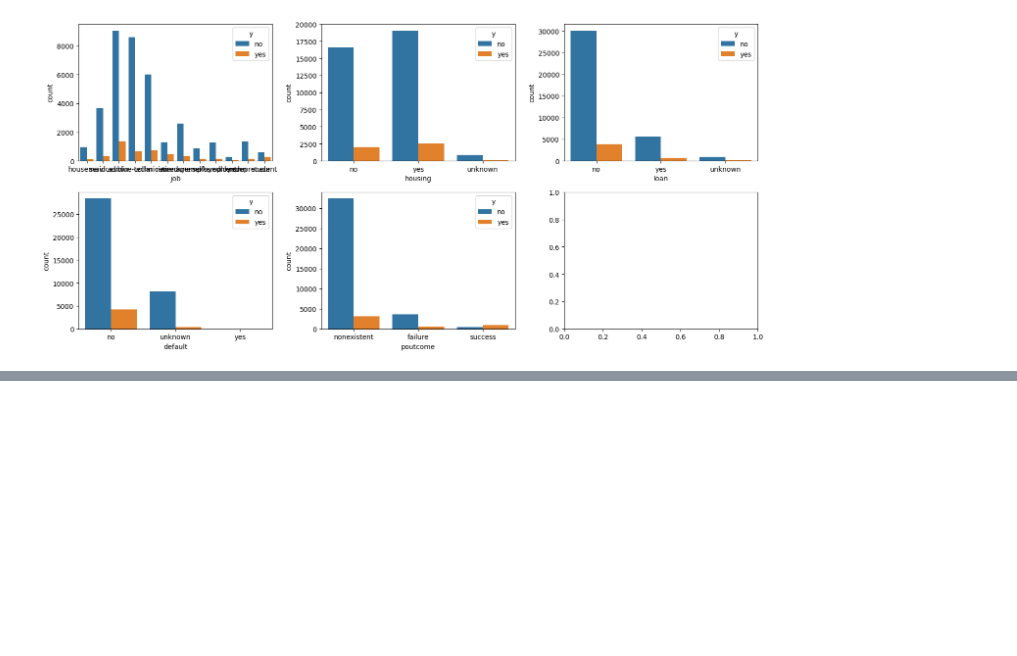
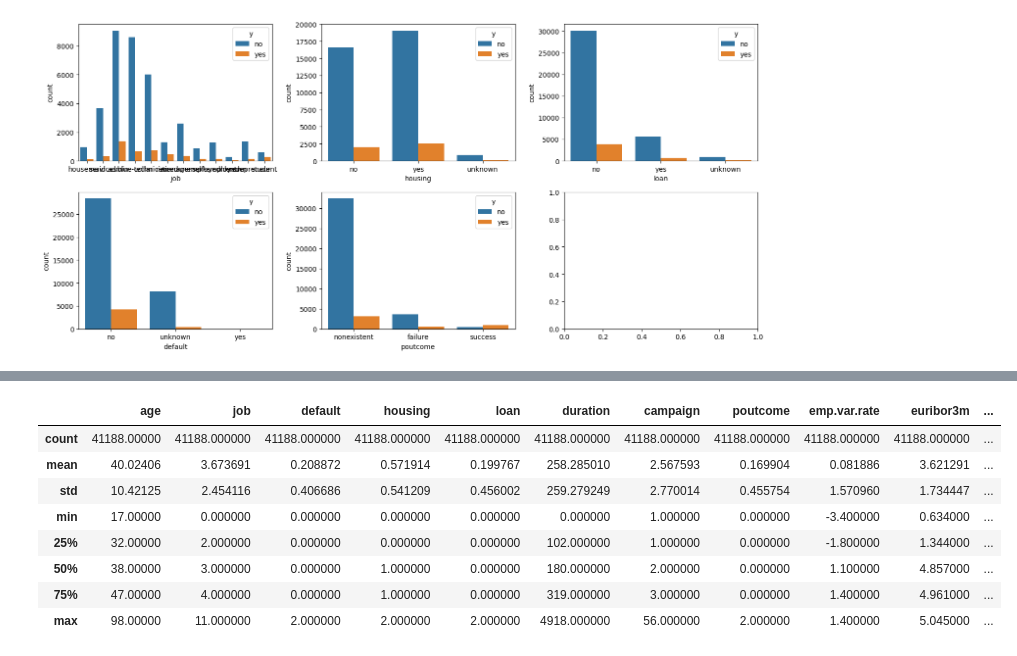
Before and after one commit to Estefaniagz/primer_ml, a Jupyter notebook: src/explore.ipynb, the cells around one changed output, grey strips where cells are left out. Saved outputs shown, nothing was run; the diff lists cells and outputs as text; code cells hidden in the pictures; blank space fills up the shorter version.

```diff
--- a/src/explore.ipynb
+++ b/src/explore.ipynb
@@ -189,0 +246,13 @@ plt.show()
+# %%
+#ingeneria de caracteristicas
+df.describe()
+# %% [output]
+|  | age | job | default | housing | loan | duration | campaign | poutcome | emp.var.rate | euribor3m | ... |
+| count | 41188.00000 | 41188.000000 | 41188.000000 | 41188.000000 | 41188.000000 | 41188.000000 | 41188.000000 | 41188.000000 | 41188.000000 | 41188.000000 | ... |
+| mean | 40.02406 | 3.673691 | 0.208872 | 0.571914 | 0.199767 | 258.285010 | 2.567593 | 0.169904 | 0.081886 | 3.621291 | ... |
+| std | 10.42125 | 2.454116 | 0.406686 | 0.541209 | 0.456002 | 259.279249 | 2.770014 | 0.455754 | 1.570960 | 1.734447 | ... |
+| min | 17.00000 | 0.000000 | 0.000000 | 0.000000 | 0.000000 | 0.000000 | 1.000000 | 0.000000 | -3.400000 | 0.634000 | ... |
+| 25% | 32.00000 | 2.000000 | 0.000000 | 0.000000 | 0.000000 | 102.000000 | 1.000000 | 0.000000 | -1.800000 | 1.344000 | ... |
+| 50% | 38.00000 | 3.000000 | 0.000000 | 1.000000 | 0.000000 | 180.000000 | 2.000000 | 0.000000 | 1.100000 | 4.857000 | ... |
+| 75% | 47.00000 | 4.000000 | 0.000000 | 1.000000 | 0.000000 | 319.000000 | 3.000000 | 0.000000 | 1.400000 | 4.961000 | ... |
+| max | 98.00000 | 11.000000 | 2.000000 | 2.000000 | 2.000000 | 4918.000000 | 56.000000 | 2.000000 | 1.400000 | 5.045000 | ... |
```
Also changed, not shown: parts of 8 cells of this notebook.
